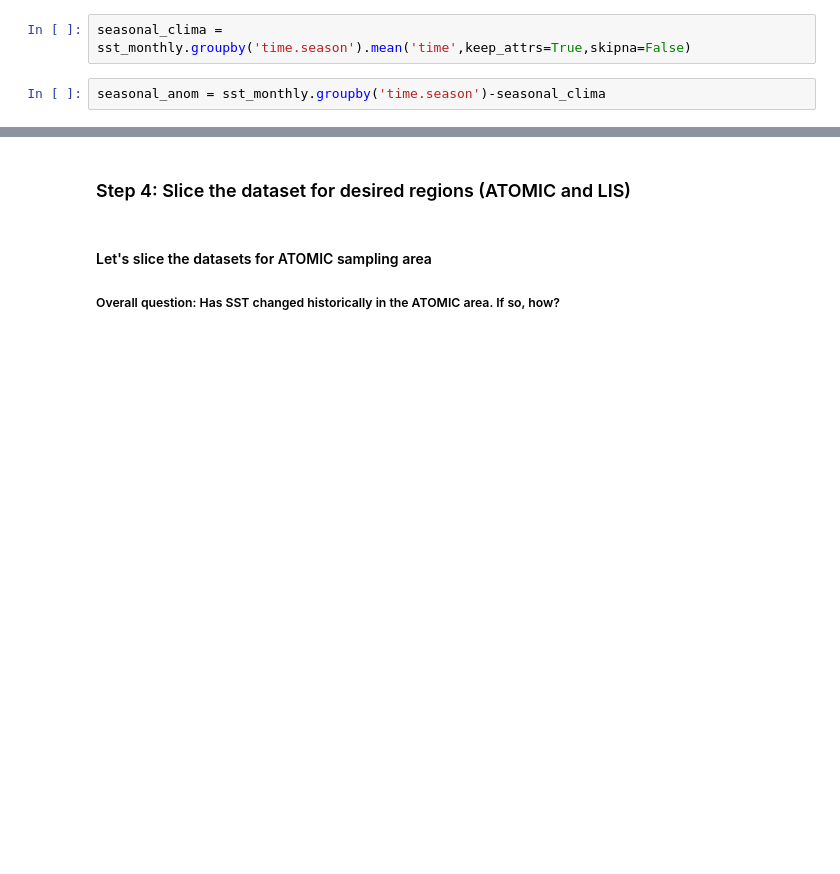
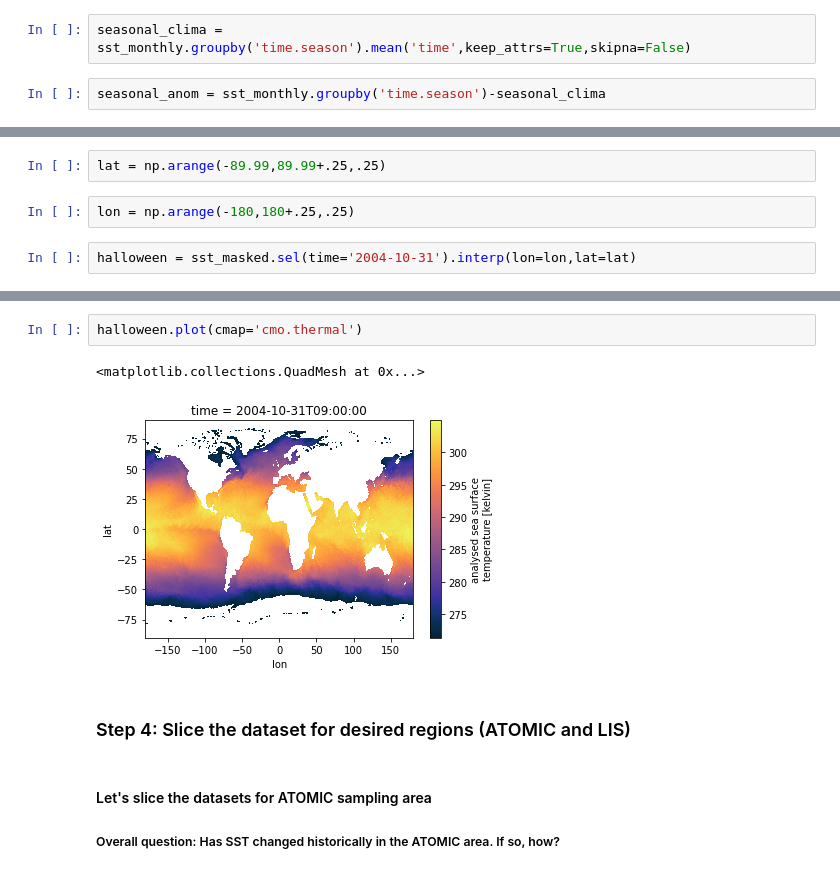
Before and after one commit to MackenzieBlanusa/MARN5895_RC_Final, a Jupyter notebook: MUR_messaround.ipynb, the cells around one changed output, grey strips where cells are left out. Drawn from its saved outputs; the diff is of its cells as text; blank space fills up the shorter version.

```diff
--- a/MUR_messaround.ipynb
+++ b/MUR_messaround.ipynb
@@ -243,0 +347,6 @@ seasonal_anom = sst_monthly.groupby('time.season')-seasonal_clima
+# %%
+lat = np.arange(-89.99,89.99+.25,.25)
+# %%
+lon = np.arange(-180,180+.25,.25)
+# %%
+halloween = sst_masked.sel(time='2004-10-31').interp(lon=lon,lat=lat)
@@ -244,3 +381,8 @@ seasonal_anom = sst_monthly.groupby('time.season')-seasonal_clima
+# %%
+halloween.plot(cmap='cmo.thermal')
+# %% [output]
+<matplotlib.collections.QuadMesh at 0x...>
+[figure, added]
 # %% [markdown]
 ### Step 4: Slice the dataset for desired regions (ATOMIC and LIS)
 # %% [markdown]
```
Also changed, not shown: parts of 60 cells of this notebook.
